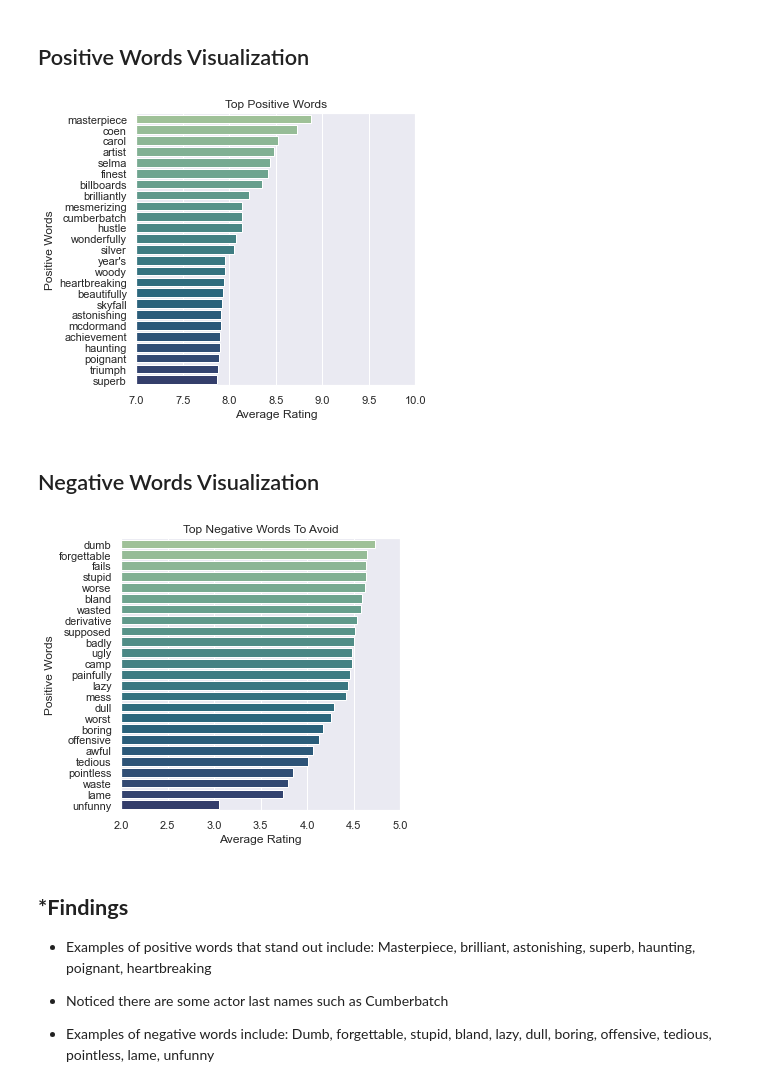
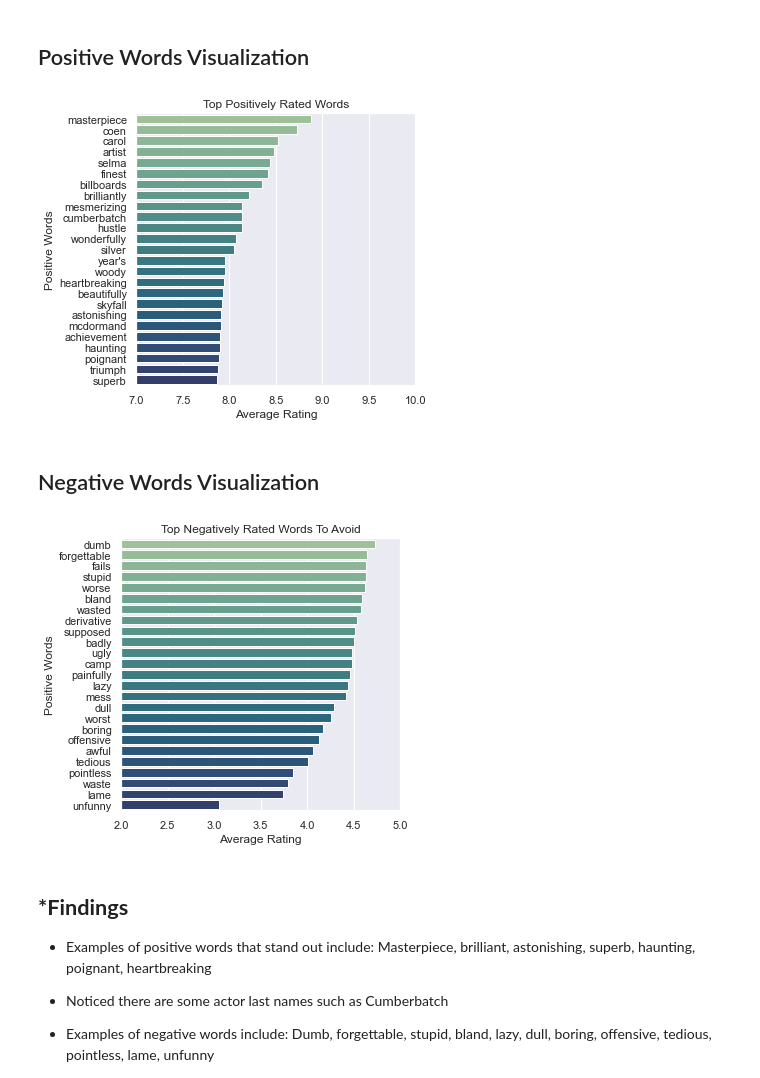
Before and after one commit to NelGen/NG-Msoft-Movie-Project, a Jupyter notebook: Film Cleaning and Analysis.ipynb, the cells around one changed output. Cells and saved outputs as stored; diff of their text form; code cells hidden in the pictures.

```diff
--- a/Film Cleaning and Analysis.ipynb
+++ b/Film Cleaning and Analysis.ipynb
@@ -561,26 +564,27 @@ negative_words = sorted_words.tail(25).reset_index()
 ## Positive Words Visualization
 # %%
 axis_pos = sns.barplot(x="mean", y="words", data=positive_words, palette="crest");
-axis_pos.set_title("Top Positive Words")
+axis_pos.set_title("Top Positively Rated Words")
 axis_pos.set_xlabel("Average Rating")
 axis_pos.set_ylabel("Positive Words")
 axis_pos.set_xlim(7,10)
+axis_pos
 sns.set(rc={'figure.figsize':(5,5)})
 plt.show();
 # %% [output]
-[figure, old version]
+[figure, new version]
 # %% [markdown]
 ## Negative Words Visualization
 # %%
 axis_neg = sns.barplot(x="mean", y="words", data=negative_words, palette="crest");
-axis_neg.set_title("Top Negative Words To Avoid")
+axis_neg.set_title("Top Negatively Rated Words To Avoid")
 axis_neg.set_xlabel("Average Rating")
 axis_neg.set_ylabel("Positive Words")
 axis_neg.set_xlim(2,5)
 sns.set(rc={'figure.figsize':(5,5)})
 plt.show();
 # %% [output]
-[figure, old version]
+[figure, new version]
 # %% [markdown]
 ## __*Findings__
 
```
Also changed, not shown: parts of 7 cells of this notebook, 1 other file.
